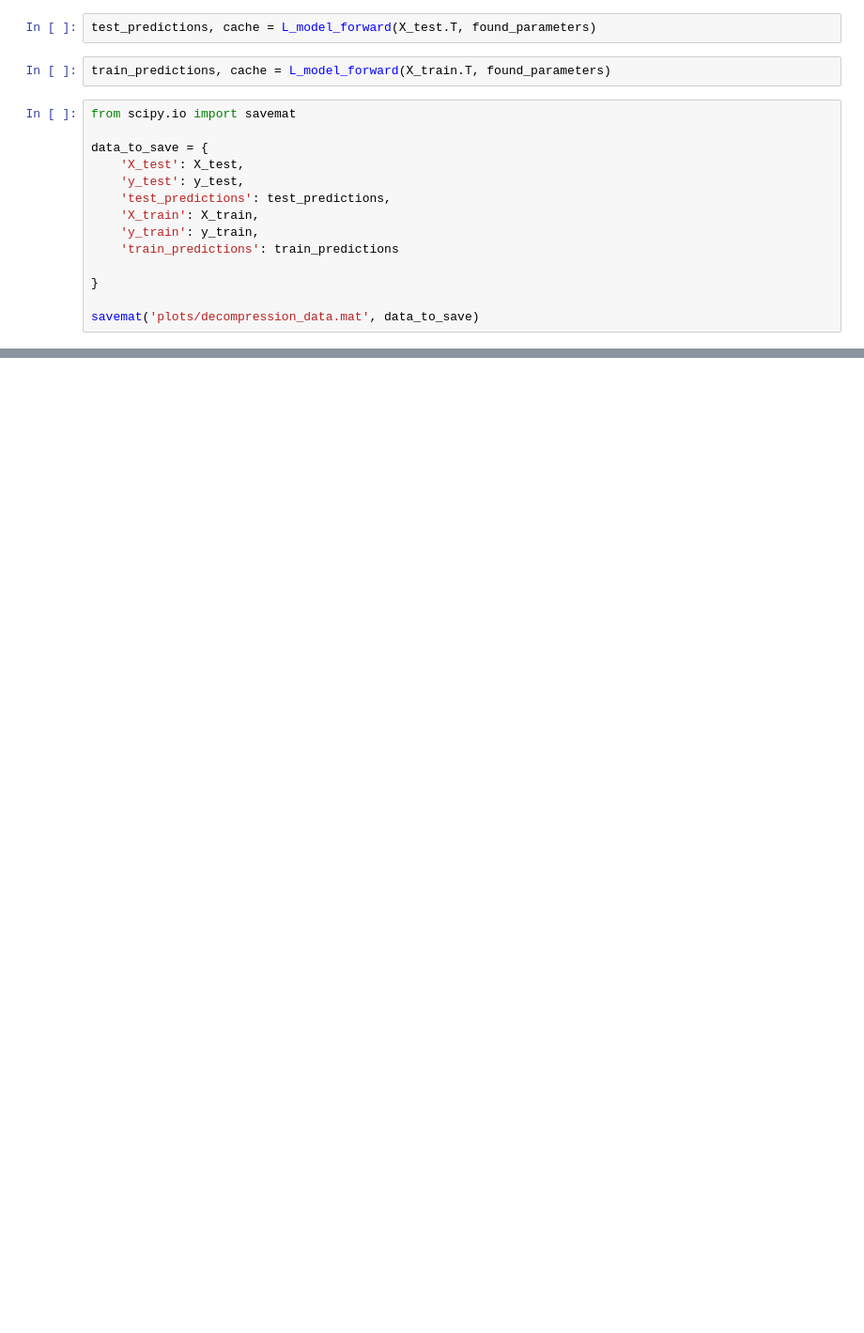
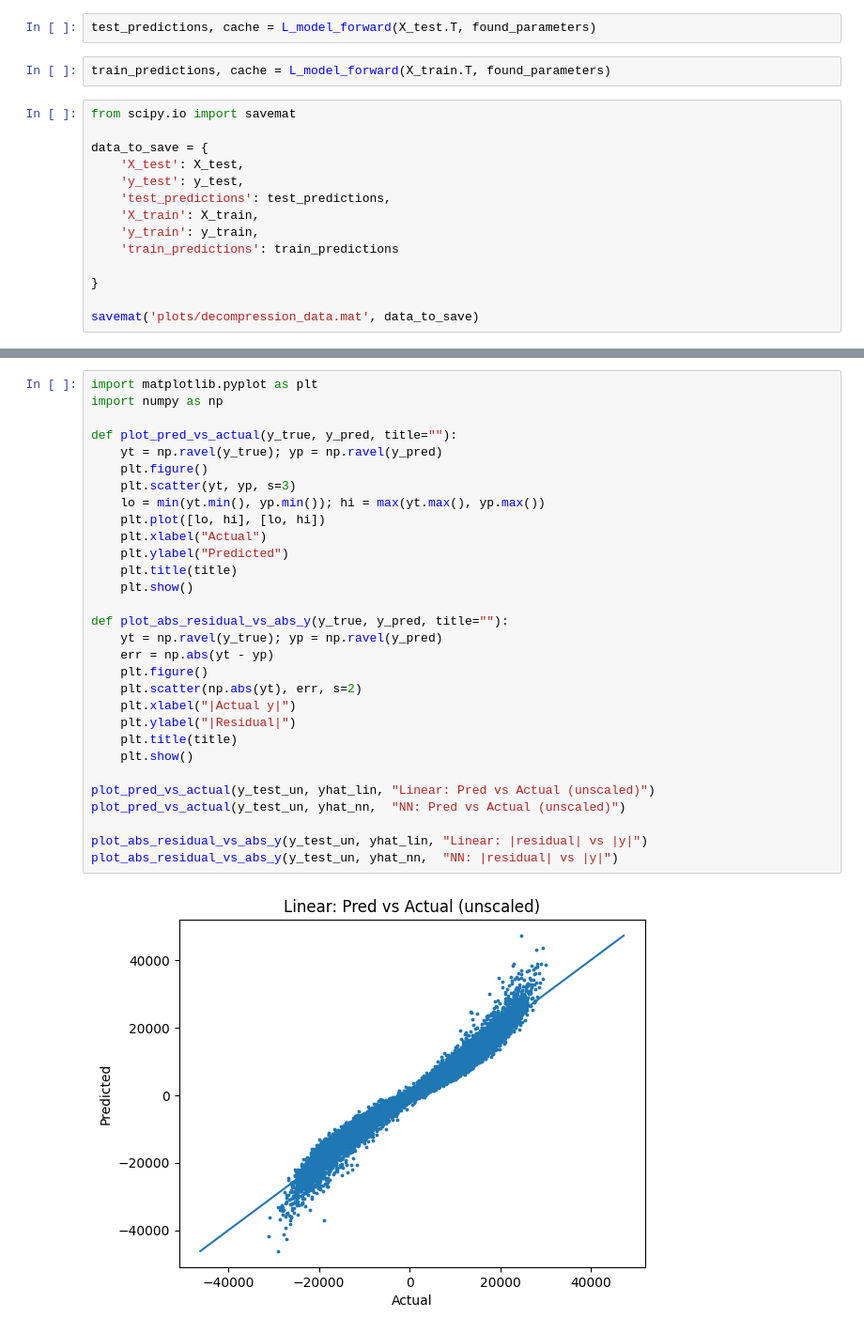
Before and after one commit to sadorno1/decompression, a Jupyter notebook: decompression.ipynb, the cells around one changed output, grey strips where cells are left out. Shown at 94% size. Drawn from its saved outputs; the diff is of its cells as text; blank space fills up the shorter version.

```diff
--- a/decompression.ipynb
+++ b/decompression.ipynb
@@ -677,0 +1015,32 @@ savemat('plots/decompression_data.mat', data_to_save)
+# %%
+import matplotlib.pyplot as plt
+import numpy as np
+
+def plot_pred_vs_actual(y_true, y_pred, title=""):
+    yt = np.ravel(y_true); yp = np.ravel(y_pred)
+    plt.figure()
+    plt.scatter(yt, yp, s=3)
+    lo = min(yt.min(), yp.min()); hi = max(yt.max(), yp.max())
+    plt.plot([lo, hi], [lo, hi])
+    plt.xlabel("Actual")
+    plt.ylabel("Predicted")
+    plt.title(title)
+    plt.show()
+
+def plot_abs_residual_vs_abs_y(y_true, y_pred, title=""):
+    yt = np.ravel(y_true); yp = np.ravel(y_pred)
+    err = np.abs(yt - yp)
+    plt.figure()
+    plt.scatter(np.abs(yt), err, s=2)
+    plt.xlabel("|Actual y|")
+    plt.ylabel("|Residual|")
+    plt.title(title)
+    plt.show()
+
+plot_pred_vs_actual(y_test_un, yhat_lin, "Linear: Pred vs Actual (unscaled)")
+plot_pred_vs_actual(y_test_un, yhat_nn,  "NN: Pred vs Actual (unscaled)")
+
+plot_abs_residual_vs_abs_y(y_test_un, yhat_lin, "Linear: |residual| vs |y|")
+plot_abs_residual_vs_abs_y(y_test_un, yhat_nn,  "NN: |residual| vs |y|")
+# %% [output]
+[figure, added]
```
Also changed, not shown: parts of 16 cells of this notebook, 13 other files.
